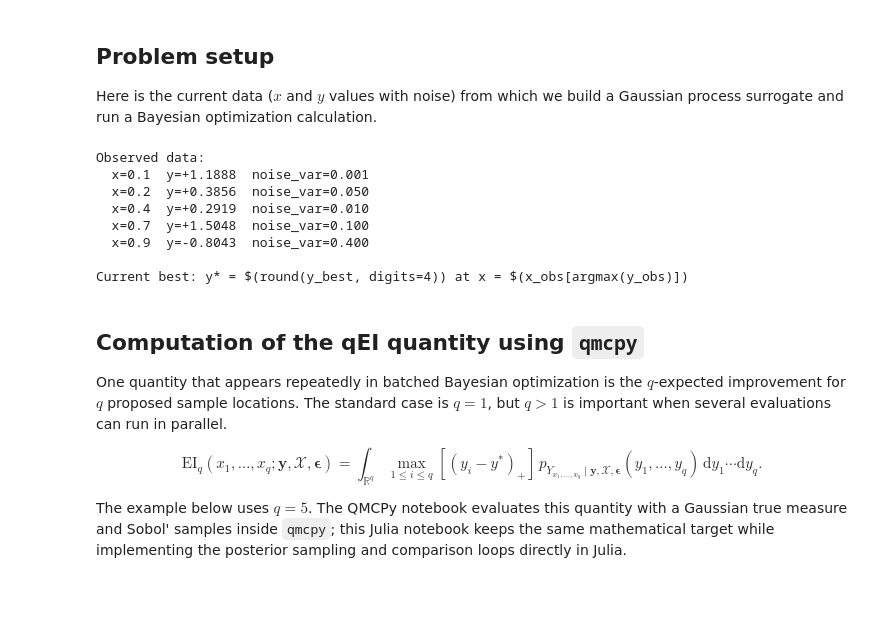
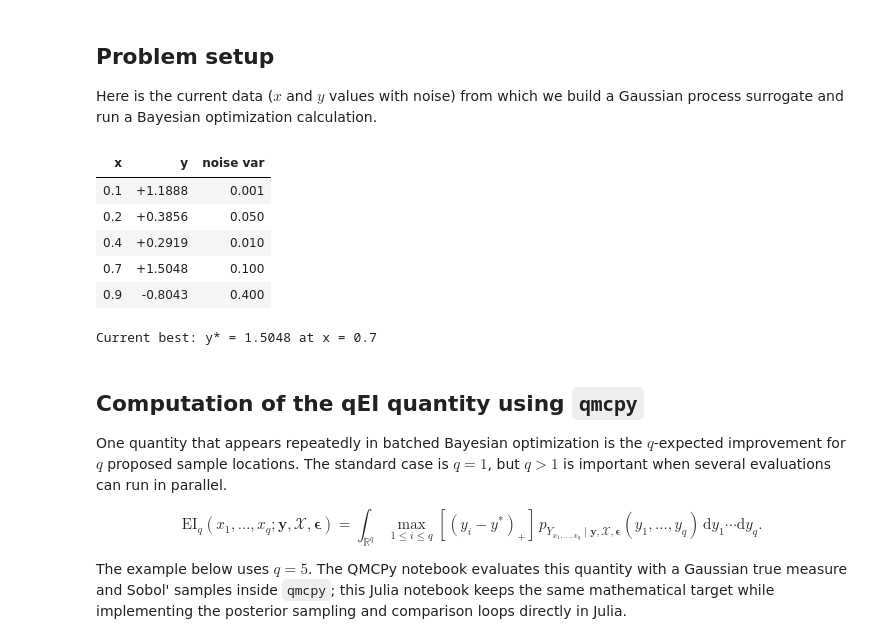
Before and after one commit to QMCSoftware/QMC.jl, a Jupyter notebook: demos/qei_demo.ipynb, the cells around one changed output. Saved outputs shown, nothing was run; the diff lists cells and outputs as text; code cells hidden in the pictures; blank space fills up the shorter version.

```diff
--- a/demos/qei_demo.ipynb
+++ b/demos/qei_demo.ipynb
@@ -34,28 +34,30 @@ Here is the current data ($x$ and $y$ values with noise) from which we build a G
 # %%
 # Target function
 yf(x) = cos(10x) * exp(0.2x) + exp(-5(x - 0.4)^2)
 
 # Observed data with heteroskedastic noise
 x_obs = [0.1, 0.2, 0.4, 0.7, 0.9]
 y_obs = yf.(x_obs)
 v_obs = [0.001, 0.05, 0.01, 0.1, 0.4]  # noise variances
 
 y_best = maximum(y_obs)
 
-println("Observed data:")
-for i in eachindex(x_obs)
-    @printf("  x=%.1f  y=%+.4f  noise_var=%.3f\n", x_obs[i], y_obs[i], v_obs[i])
-end
-println("\nCurrent best: y* = \$(round(y_best, digits=4)) at x = \$(x_obs[argmax(y_obs)])")
+display(display_table(
+    [(x=x_obs[i], y=y_obs[i], noise_var=v_obs[i]) for i in eachindex(x_obs)];
+    headers=["x", "y", "noise var"],
+    formatters=(
+        x=v -> @sprintf("%.1f", v),
+        y=v -> @sprintf("%+.4f", v),
+        noise_var=v -> @sprintf("%.3f", v))))
+println("\nCurrent best: y* = $(round(y_best, digits=4)) at x = $(x_obs[argmax(y_obs)])")
 # %% [output]
+| x | y | noise var |
+| 0.1 | +1.1888 | 0.001 |
+| 0.2 | +0.3856 | 0.050 |
+| 0.4 | +0.2919 | 0.010 |
+| 0.7 | +1.5048 | 0.100 |
+| 0.9 | -0.8043 | 0.400 |
-Observed data:
-  x=0.1  y=+1.1888  noise_var=0.001
-  x=0.2  y=+0.3856  noise_var=0.050
-  x=0.4  y=+0.2919  noise_var=0.010
-  x=0.7  y=+1.5048  noise_var=0.100
-  x=0.9  y=-0.8043  noise_var=0.400
-
-Current best: y* = $(round(y_best, digits=4)) at x = $(x_obs[argmax(y_obs)])
+Current best: y* = 1.5048 at x = 0.7
 # %% [markdown]
 ## Computation of the qEI quantity using `qmcpy`
 
```
Also changed, not shown: parts of 2 cells of this notebook, 8 other files.
